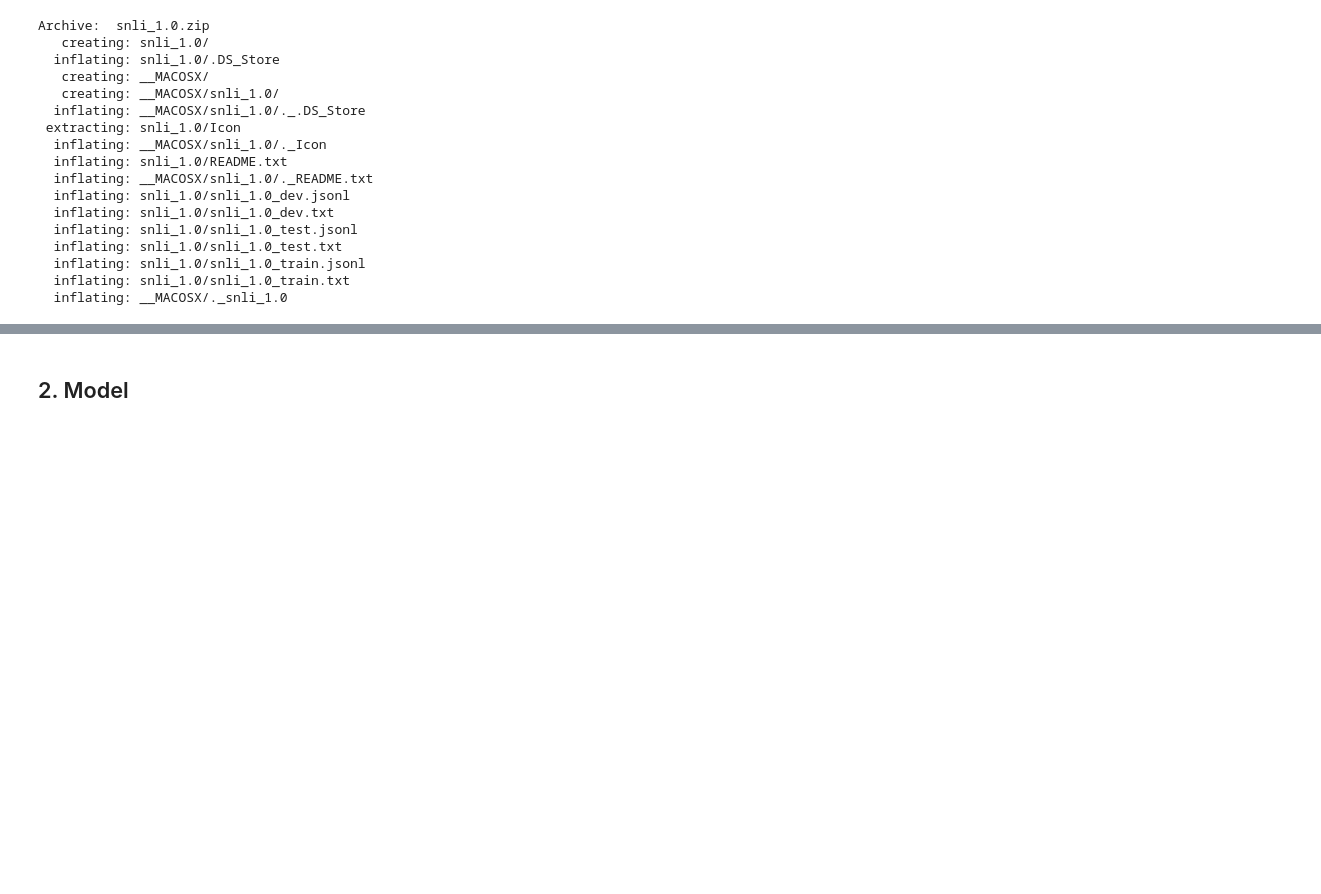
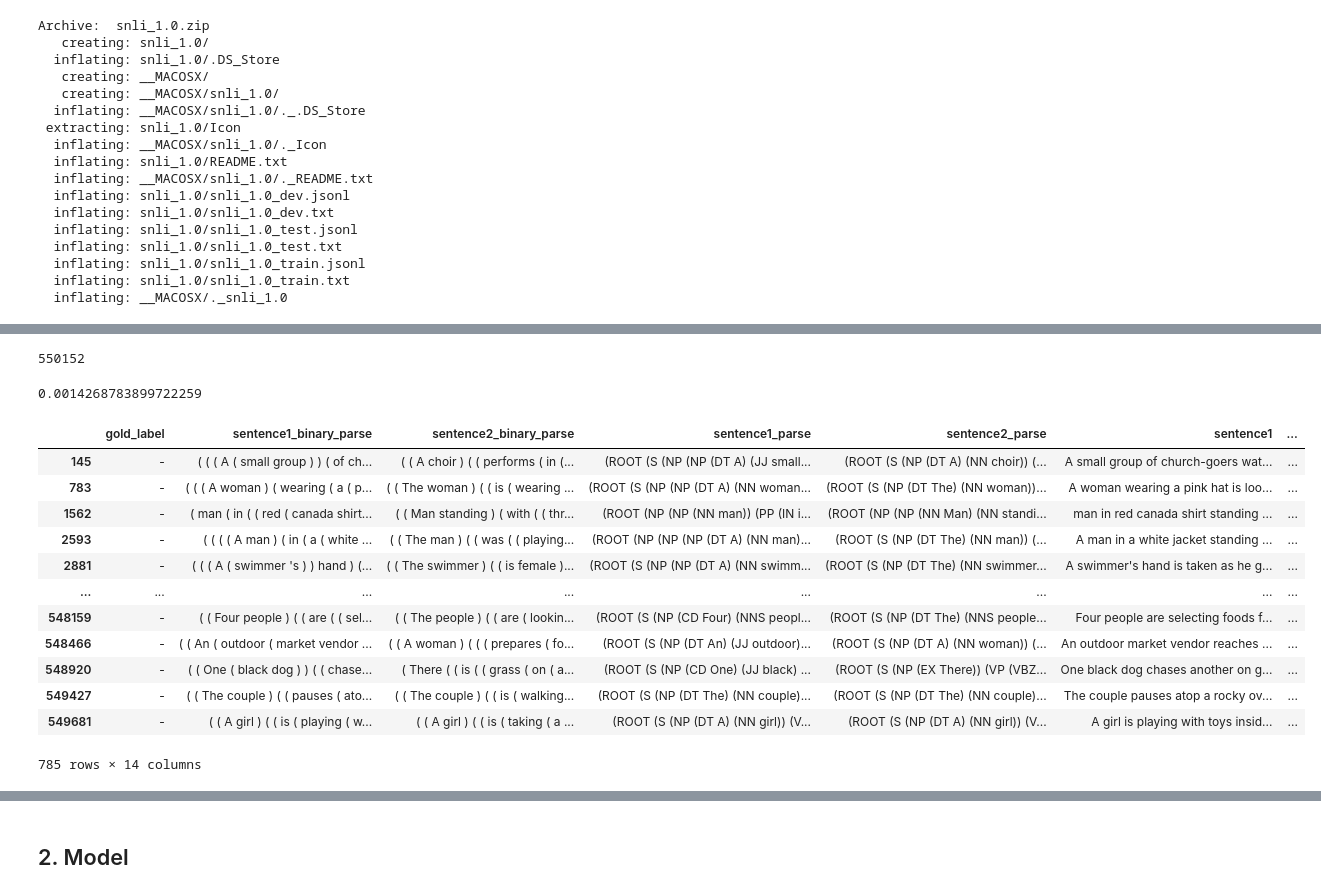
Before and after one commit to Devix71/computational-semantics, a Jupyter notebook: assignments/05-natural-language-inference/05-natural-language-inference.ipynb, the cells around one changed output, grey strips where cells are left out. Saved outputs shown, nothing was run; the diff lists cells and outputs as text; code cells hidden in the pictures; blank space fills up the shorter version.

```diff
--- a/assignments/05-natural-language-inference/05-natural-language-inference.ipynb
+++ b/assignments/05-natural-language-inference/05-natural-language-inference.ipynb
@@ -85,3 +92,29 @@ list(set(test['gold_label']))
+# %%
+traindf = pd.read_csv('./snli_1.0/snli_1.0_train.txt', sep='\t')
+# %%
+len(traindf)
+# %% [output]
+550152
+# %%
+(785)/550152
+# %% [output]
+0.0014268783899722259
+# %%
+traindf[traindf['gold_label']=='-']
+# %% [output]
+|  | gold_label | sentence1_binary_parse | sentence2_binary_parse | sentence1_parse | sentence2_parse | sentence1 | ... |
+| 145 | - | ( ( ( A ( small group ) ) ( of ch... | ( ( A choir ) ( ( performs ( in (... | (ROOT (S (NP (NP (DT A) (JJ small... | (ROOT (S (NP (DT A) (NN choir)) (... | A small group of church-goers wat... | ... |
+| 783 | - | ( ( ( A woman ) ( wearing ( a ( p... | ( ( The woman ) ( ( is ( wearing ... | (ROOT (S (NP (NP (DT A) (NN woman... | (ROOT (S (NP (DT The) (NN woman))... | A woman wearing a pink hat is loo... | ... |
+| 1562 | - | ( man ( in ( ( red ( canada shirt... | ( ( Man standing ) ( with ( ( thr... | (ROOT (NP (NP (NN man)) (PP (IN i... | (ROOT (NP (NP (NN Man) (NN standi... | man in red canada shirt standing ... | ... |
+| 2593 | - | ( ( ( ( A man ) ( in ( a ( white ... | ( ( The man ) ( ( was ( ( playing... | (ROOT (NP (NP (NP (DT A) (NN man)... | (ROOT (S (NP (DT The) (NN man)) (... | A man in a white jacket standing ... | ... |
+| 2881 | - | ( ( ( A ( swimmer 's ) ) hand ) (... | ( ( The swimmer ) ( ( is female )... | (ROOT (S (NP (NP (DT A) (NN swimm... | (ROOT (S (NP (DT The) (NN swimmer... | A swimmer's hand is taken as he g... | ... |
+| ... | ... | ... | ... | ... | ... | ... | ... |
+| 548159 | - | ( ( Four people ) ( ( are ( ( sel... | ( ( The people ) ( ( are ( lookin... | (ROOT (S (NP (CD Four) (NNS peopl... | (ROOT (S (NP (DT The) (NNS people... | Four people are selecting foods f... | ... |
+| 548466 | - | ( ( An ( outdoor ( market vendor ... | ( ( A woman ) ( ( ( prepares ( fo... | (ROOT (S (NP (DT An) (JJ outdoor)... | (ROOT (S (NP (DT A) (NN woman)) (... | An outdoor market vendor reaches ... | ... |
+| 548920 | - | ( ( One ( black dog ) ) ( ( chase... | ( There ( ( is ( ( grass ( on ( a... | (ROOT (S (NP (CD One) (JJ black) ... | (ROOT (S (NP (EX There)) (VP (VBZ... | One black dog chases another on g... | ... |
+| 549427 | - | ( ( The couple ) ( ( pauses ( ato... | ( ( The couple ) ( ( is ( walking... | (ROOT (S (NP (DT The) (NN couple)... | (ROOT (S (NP (DT The) (NN couple)... | The couple pauses atop a rocky ov... | ... |
+| 549681 | - | ( ( A girl ) ( ( is ( playing ( w... | ( ( A girl ) ( ( is ( taking ( a ... | (ROOT (S (NP (DT A) (NN girl)) (V... | (ROOT (S (NP (DT A) (NN girl)) (V... | A girl is playing with toys insid... | ... |
+785 rows × 14 columns
 # %%
 class Vocab:
     def __init__(self, tokens, pad_token='PAD', unk_token='UNK', unk_and_pad=True):
```
Also changed, not shown: parts of 20 cells of this notebook.
